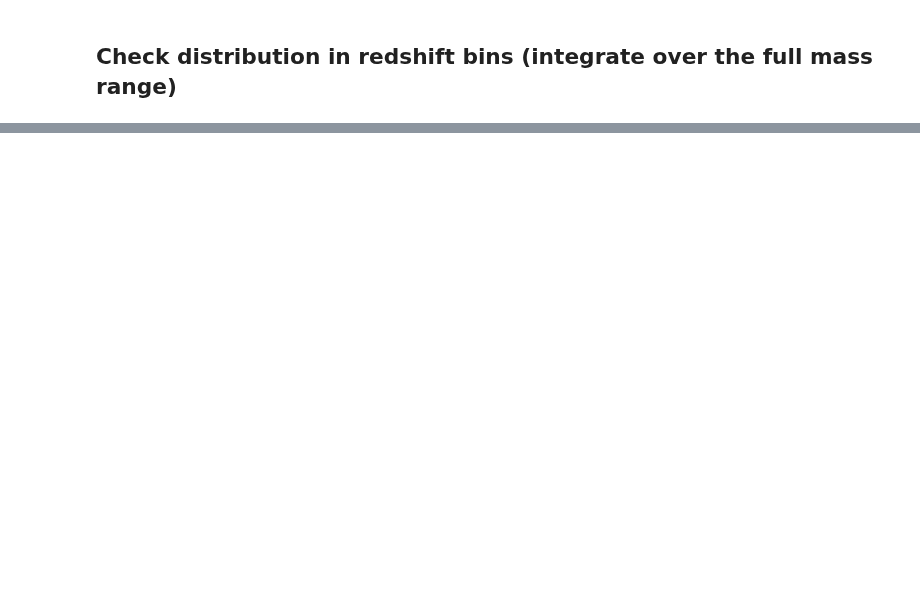
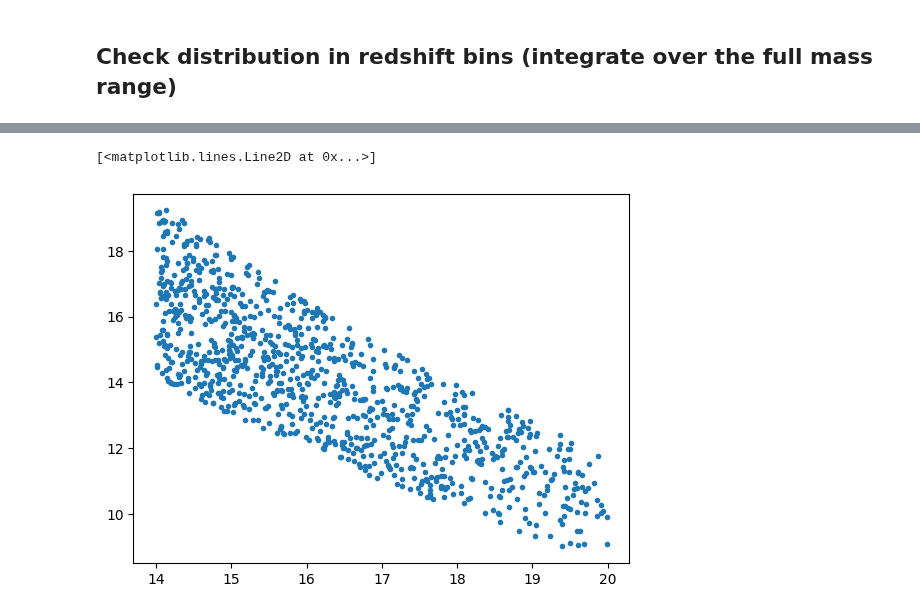
Before and after one commit to LSSTDESC/CLMM, a Jupyter notebook: examples/draw_M_z_from_hmf.ipynb, the cells around one changed output, grey strips where cells are left out. Cells and saved outputs as stored; diff of their text form; code cells hidden in the pictures; blank space fills up the shorter version.

```diff
--- a/examples/draw_M_z_from_hmf.ipynb
+++ b/examples/draw_M_z_from_hmf.ipynb
@@ -285,0 +609,5 @@ plt.legend(loc=4);
+# %%
+plt.plot(ran_logm, (ran_c), '.')
+# %% [output]
+[<matplotlib.lines.Line2D at 0x...>]
+[figure, added]
```
Also changed, not shown: parts of 28 cells of this notebook.
